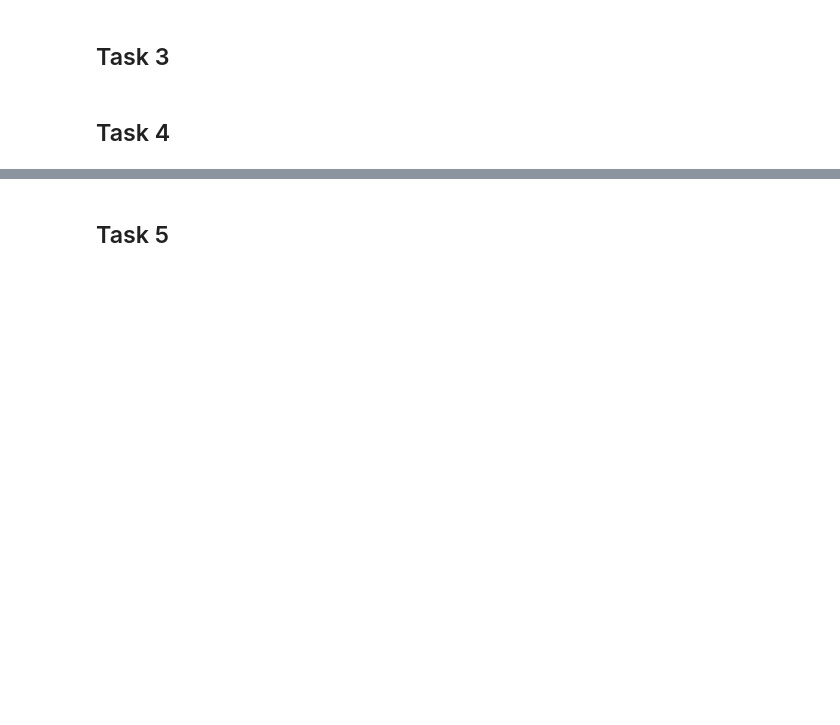
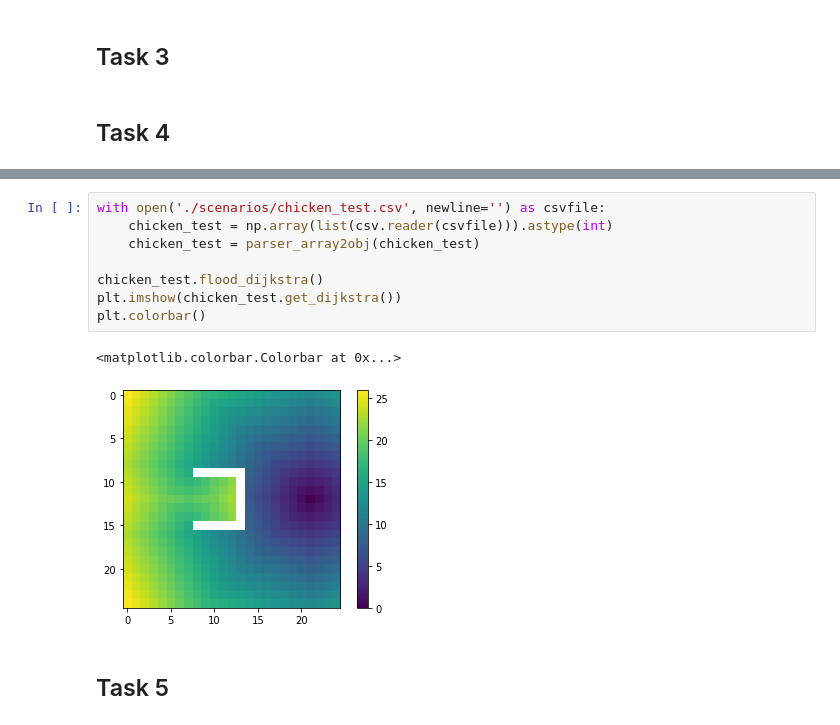
Before and after one commit to waleedbinkhalid74/ml_cms_exc_1, a Jupyter notebook: cellular_automata_exc_1.ipynb, the cells around one changed output, grey strips where cells are left out. Drawn from its saved outputs; the diff is of its cells as text; blank space fills up the shorter version.

Commit message:
Added documentation of dijkstra fixed chicken test added task 4 description to notebook

```diff
--- a/cellular_automata_exc_1.ipynb
+++ b/cellular_automata_exc_1.ipynb
@@ -67,2 +62,13 @@ scenario.print_dijkstra()
+# %%
+with open('./scenarios/chicken_test.csv', newline='') as csvfile:
+    chicken_test = np.array(list(csv.reader(csvfile))).astype(int)
+    chicken_test = parser_array2obj(chicken_test)
+
+chicken_test.flood_dijkstra()
+plt.imshow(chicken_test.get_dijkstra())
+plt.colorbar()
+# %% [output]
+<matplotlib.colorbar.Colorbar at 0x...>
+[figure, added]
 # %% [markdown]
 ## Task 5
```
Also changed, not shown: parts of 5 cells of this notebook, 2 other files.
